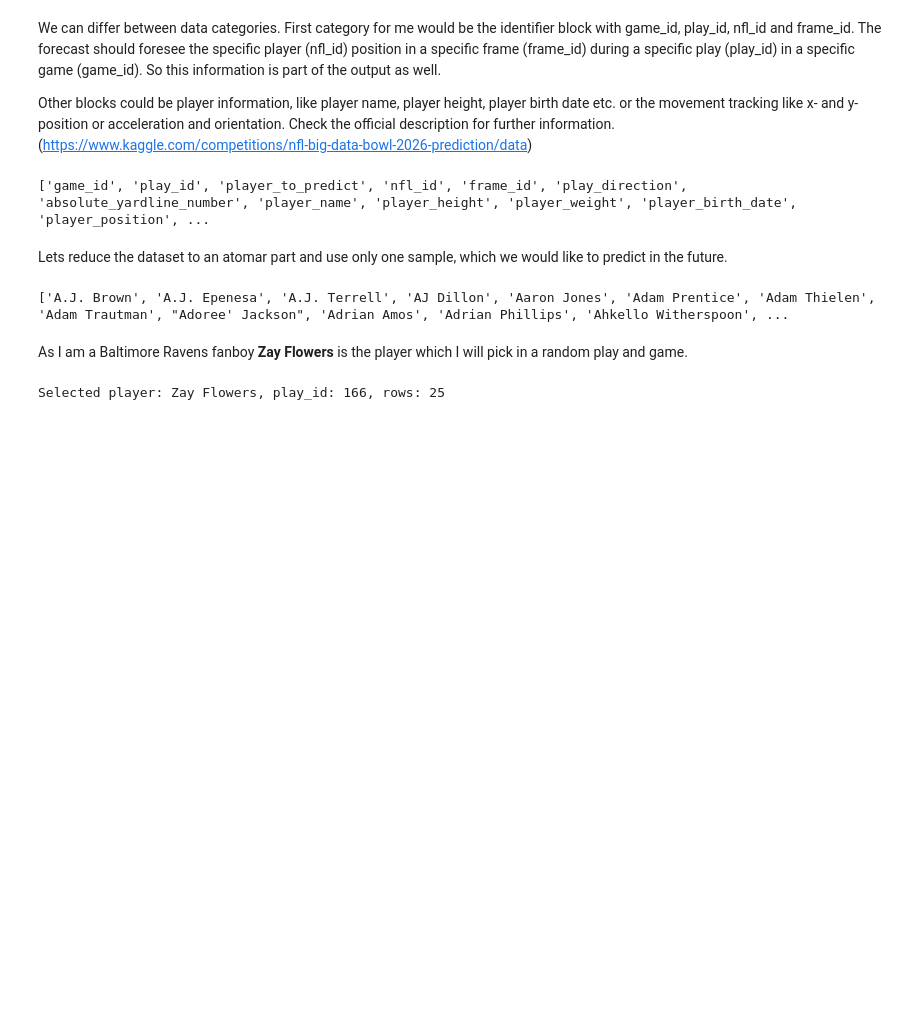
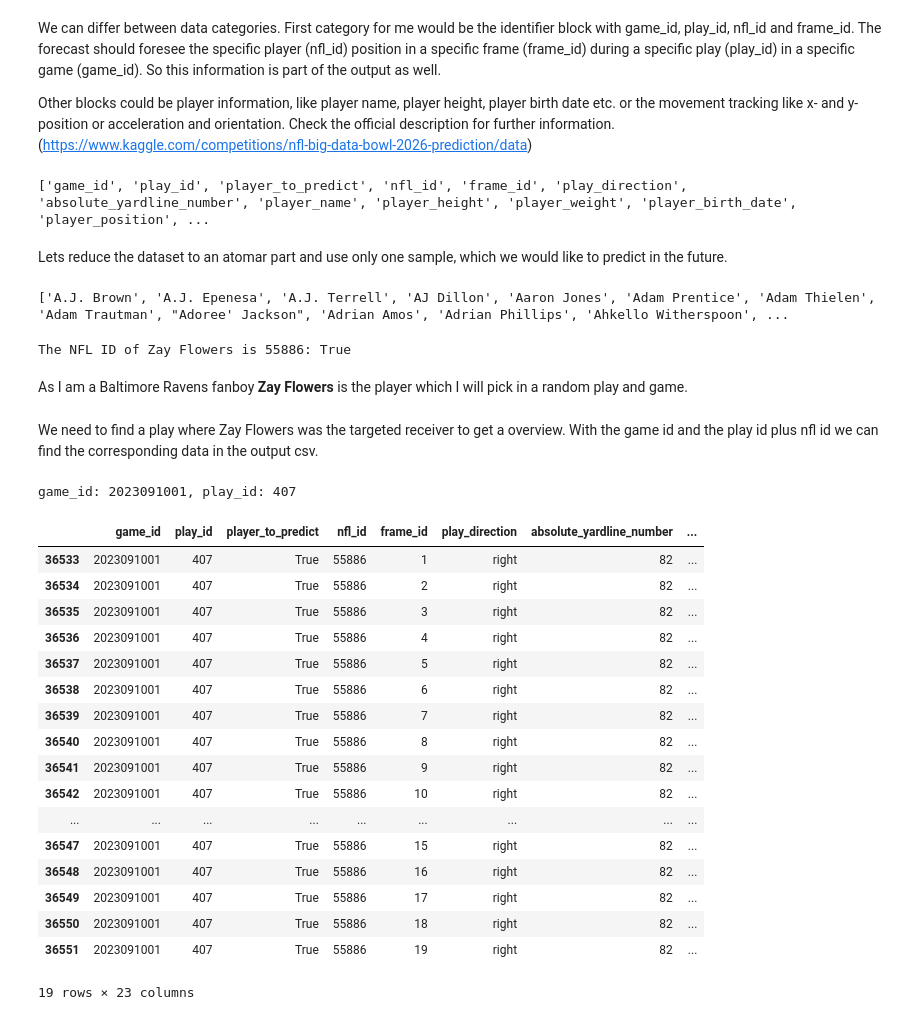
Before and after one commit to VirtualVale/04_kaggleNFL_trajectory_prediction, a Jupyter notebook: datawatch.ipynb, the cells around one changed output. Cells and saved outputs as stored; diff of their text form; code cells hidden in the pictures; blank space fills up the shorter version.

```diff
--- a/datawatch.ipynb
+++ b/datawatch.ipynb
@@ -5,10 +8,8 @@ sample_csv = "/root/data/nfl-big-data-bowl-2026-prediction/train/input_2023_w01.
 # %% [markdown]
 At first read in the data and look at the dataframe. This is one of the training samples for the competition. The input samples looks like this.
 # %%
-import pandas as pd
-
-sample_df = pd.read_csv(sample_csv)
-sample_df
+sample_input_df = pd.read_csv(sample_input_csv)
+sample_input_df
 # %% [output]
 |  | game_id | play_id | player_to_predict | nfl_id | frame_id | play_direction | absolute_yardline_number | ... |
 | 0 | 2023090700 | 101 | False | 54527 | 1 | right | 42 | ... |
@@ -39,17 +57,50 @@ unique_players.sort()
 print(unique_players)
 # %% [output]
 ['A.J. Brown', 'A.J. Epenesa', 'A.J. Terrell', 'AJ Dillon', 'Aaron Jones', 'Adam Prentice', 'Adam Thielen', 'Adam Trautman', "Adoree' Jackson", 'Adrian Amos', 'Adrian Phillips', 'Ahkello Witherspoon', ...
+# %%
+zay_df = sample_input_df[sample_input_df['player_name'] == 'Zay Flowers'].copy()
+zay_nfl_id = zay_df['nfl_id'].iloc[0]
+print(f"The NFL ID of Zay Flowers is {zay_nfl_id}: {(zay_df['nfl_id'] == zay_nfl_id).all()}")
+# %% [output]
+The NFL ID of Zay Flowers is 55886: True
 # %% [markdown]
 As I am a Baltimore Ravens fanboy **Zay Flowers** is the player which I will pick in a random play and game.
-# %%
-zay_df = sample_df[sample_df['player_name'] == 'Zay Flowers'].copy()
-
-if zay_df.empty:
-    print("No rows for Zay Flowers in sample_df")
-else:
-    chosen_play = zay_df['play_id'].unique()[0]
-    zay_play_df = zay_df[zay_df['play_id'] == chosen_play].reset_index(drop=True)
-    print(f"Selected player: Zay Flowers, play_id: {chosen_play}, rows: {len(zay_play_df)}")
-    zay_play_df
-# %% [output]
-Selected player: Zay Flowers, play_id: 166, rows: 25
+# %% [markdown]
+We need to find a play where Zay Flowers was the targeted receiver to get a overview. With the game id and the play id plus nfl id we can find the corresponding data in the output csv.
+# %%
+zay_predict_df = zay_df[zay_df['player_to_predict'] == True]
+if len(zay_predict_df) != 0:
+    predict_row = zay_predict_df.iloc[0]
+    game_id = predict_row['game_id']
+    play_id = predict_row['play_id']
+    print(f"game_id: {game_id}, play_id: {play_id}")
+else:
+    print('No play with zay as targeted receiver.')
+# %% [output]
+game_id: 2023091001, play_id: 407
+# %%
+filtered_input_df = sample_input_df[
+    (sample_input_df['game_id'] == game_id) &
+    (sample_input_df['play_id'] == play_id) &
+    (sample_input_df['nfl_id'] == zay_nfl_id)
+]
+filtered_input_df
+# %% [output]
+|  | game_id | play_id | player_to_predict | nfl_id | frame_id | play_direction | absolute_yardline_number | ... |
+| 36533 | 2023091001 | 407 | True | 55886 | 1 | right | 82 | ... |
+| 36534 | 2023091001 | 407 | True | 55886 | 2 | right | 82 | ... |
+| 36535 | 2023091001 | 407 | True | 55886 | 3 | right | 82 | ... |
+| 36536 | 2023091001 | 407 | True | 55886 | 4 | right | 82 | ... |
+| 36537 | 2023091001 | 407 | True | 55886 | 5 | right | 82 | ... |
+| 36538 | 2023091001 | 407 | True | 55886 | 6 | right | 82 | ... |
+| 36539 | 2023091001 | 407 | True | 55886 | 7 | right | 82 | ... |
+| 36540 | 2023091001 | 407 | True | 55886 | 8 | right | 82 | ... |
+| 36541 | 2023091001 | 407 | True | 55886 | 9 | right | 82 | ... |
+| 36542 | 2023091001 | 407 | True | 55886 | 10 | right | 82 | ... |
+| ... | ... | ... | ... | ... | ... | ... | ... | ... |
+| 36547 | 2023091001 | 407 | True | 55886 | 15 | right | 82 | ... |
+| 36548 | 2023091001 | 407 | True | 55886 | 16 | right | 82 | ... |
+| 36549 | 2023091001 | 407 | True | 55886 | 17 | right | 82 | ... |
+| 36550 | 2023091001 | 407 | True | 55886 | 18 | right | 82 | ... |
+| 36551 | 2023091001 | 407 | True | 55886 | 19 | right | 82 | ... |
+19 rows × 23 columns
```
Also changed, not shown: parts of 10 cells of this notebook.
